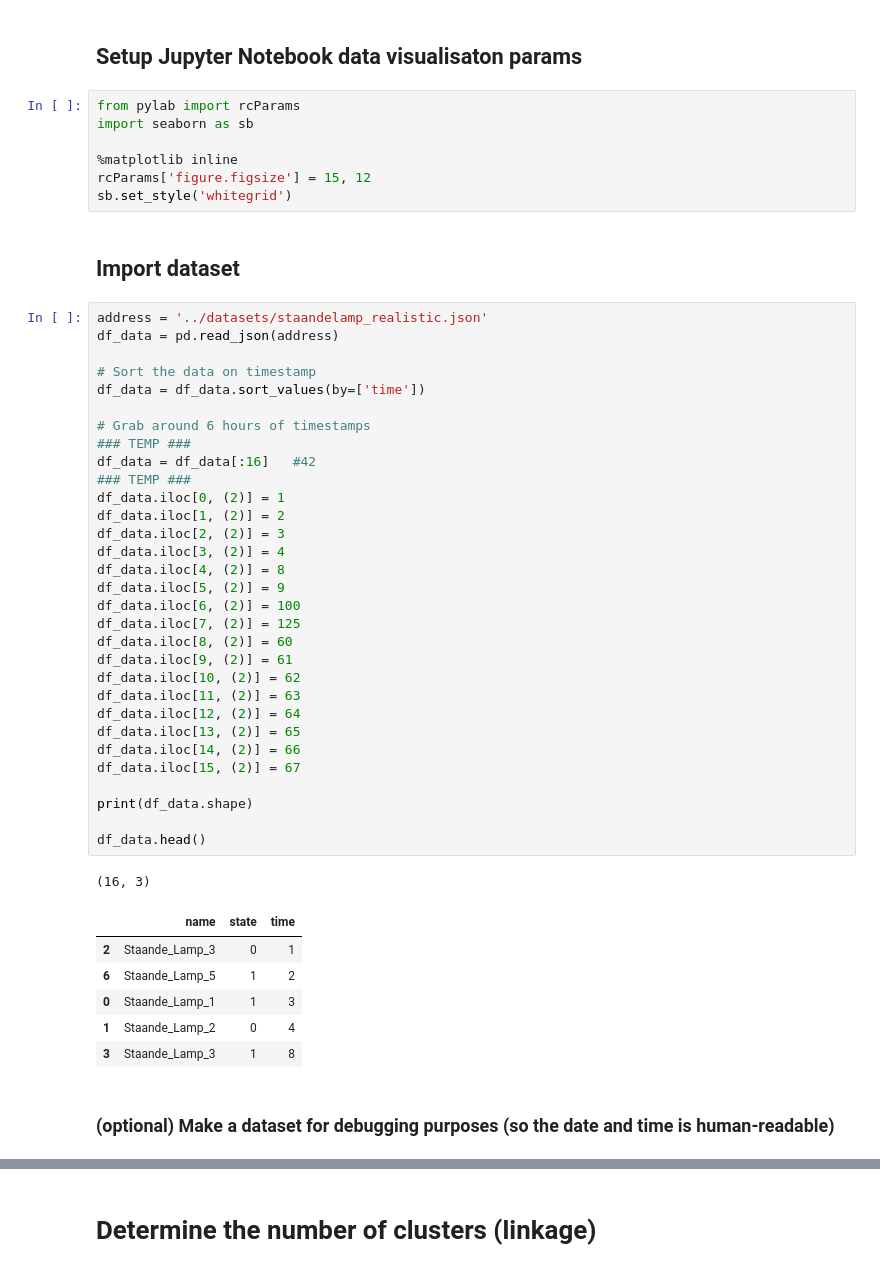
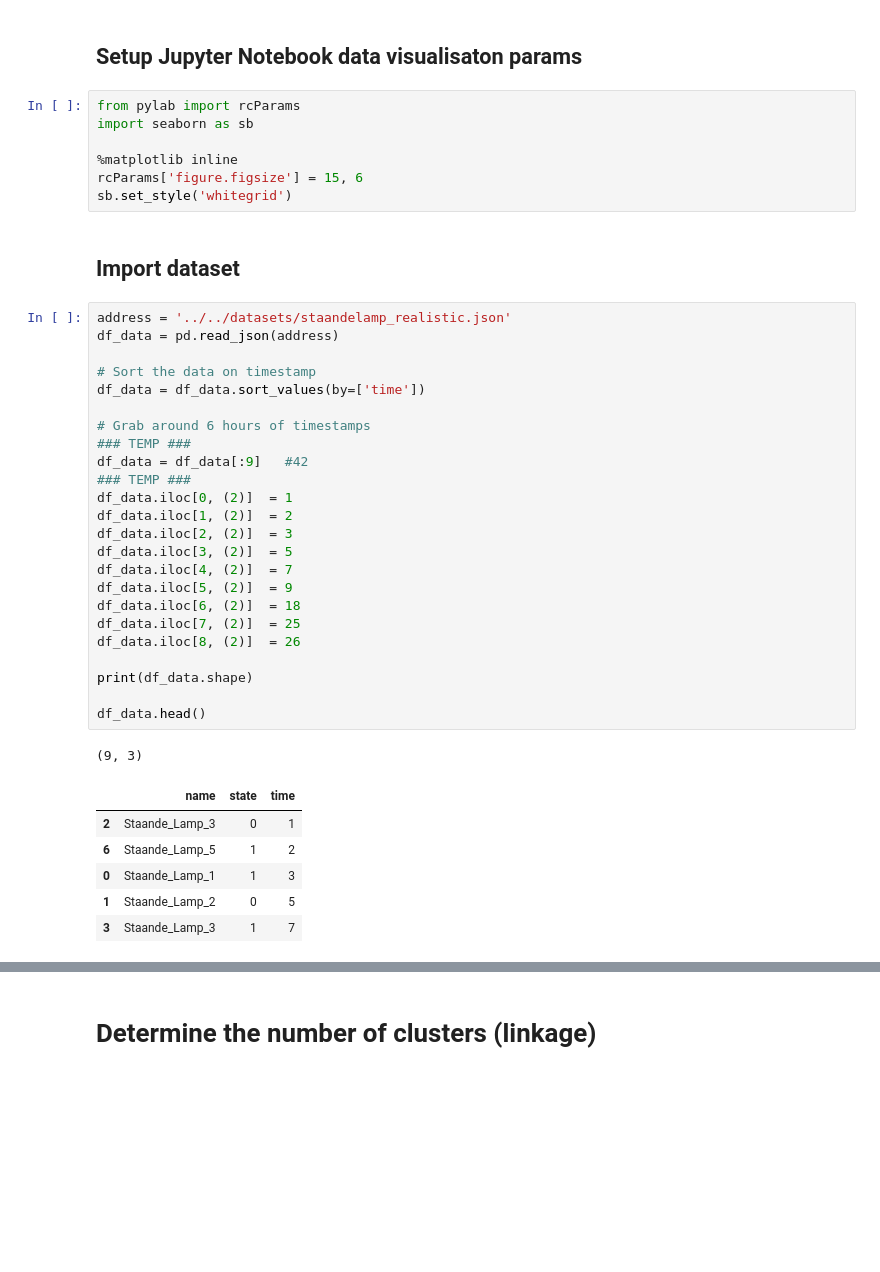
Before and after one commit to WyTho/MachineLearning, a Jupyter notebook: jupyter/_OLD/hca3.ipynb, the cells around one changed output, grey strips where cells are left out. Cells and saved outputs as stored; diff of their text form; blank space fills up the shorter version.

```diff
--- a/jupyter/_OLD/hca3.ipynb
+++ b/jupyter/_OLD/hca3.ipynb
@@ -13,48 +13,39 @@ from pylab import rcParams
 import seaborn as sb
 
 %matplotlib inline
-rcParams['figure.figsize'] = 15, 12
+rcParams['figure.figsize'] = 15, 6
 sb.set_style('whitegrid')
 # %% [markdown]
 ## Import dataset
 # %%
-address = '../datasets/staandelamp_realistic.json'
+address = '../../datasets/staandelamp_realistic.json'
 df_data = pd.read_json(address)
 
 # Sort the data on timestamp
 df_data = df_data.sort_values(by=['time'])
 
 # Grab around 6 hours of timestamps
 ### TEMP ###
-df_data = df_data[:16]   #42
+df_data = df_data[:9]   #42
 ### TEMP ###
-df_data.iloc[0, (2)] = 1
-df_data.iloc[1, (2)] = 2
-df_data.iloc[2, (2)] = 3
-df_data.iloc[3, (2)] = 4
-df_data.iloc[4, (2)] = 8
-df_data.iloc[5, (2)] = 9
-df_data.iloc[6, (2)] = 100
-df_data.iloc[7, (2)] = 125
-df_data.iloc[8, (2)] = 60
-df_data.iloc[9, (2)] = 61
-df_data.iloc[10, (2)] = 62
-df_data.iloc[11, (2)] = 63
-df_data.iloc[12, (2)] = 64
-df_data.iloc[13, (2)] = 65
-df_data.iloc[14, (2)] = 66
-df_data.iloc[15, (2)] = 67
+df_data.iloc[0, (2)]  = 1
+df_data.iloc[1, (2)]  = 2
+df_data.iloc[2, (2)]  = 3
+df_data.iloc[3, (2)]  = 5
+df_data.iloc[4, (2)]  = 7
+df_data.iloc[5, (2)]  = 9
+df_data.iloc[6, (2)]  = 18
+df_data.iloc[7, (2)]  = 25
+df_data.iloc[8, (2)]  = 26
 
 print(df_data.shape)
 
 df_data.head()
 # %% [output]
-(16, 3)
+(9, 3)
 |  | name | state | time |
 | 2 | Staande_Lamp_3 | 0 | 1 |
 | 6 | Staande_Lamp_5 | 1 | 2 |
 | 0 | Staande_Lamp_1 | 1 | 3 |
-| 1 | Staande_Lamp_2 | 0 | 4 |
-| 3 | Staande_Lamp_3 | 1 | 8 |
+| 1 | Staande_Lamp_2 | 0 | 5 |
+| 3 | Staande_Lamp_3 | 1 | 7 |
-# %% [markdown]
-### (optional) Make a dataset for debugging purposes (so the date and time is human-readable)
```
Also changed, not shown: parts of 10 cells of this notebook, 5 other files.
